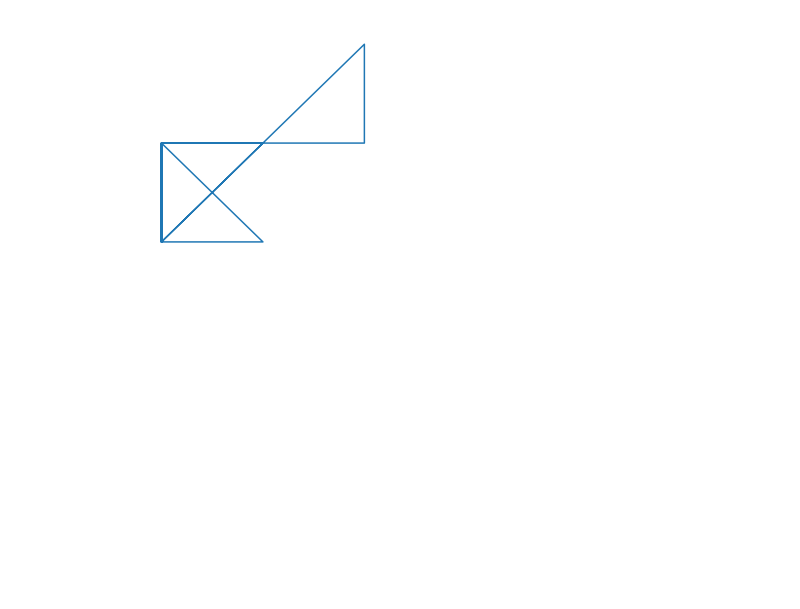
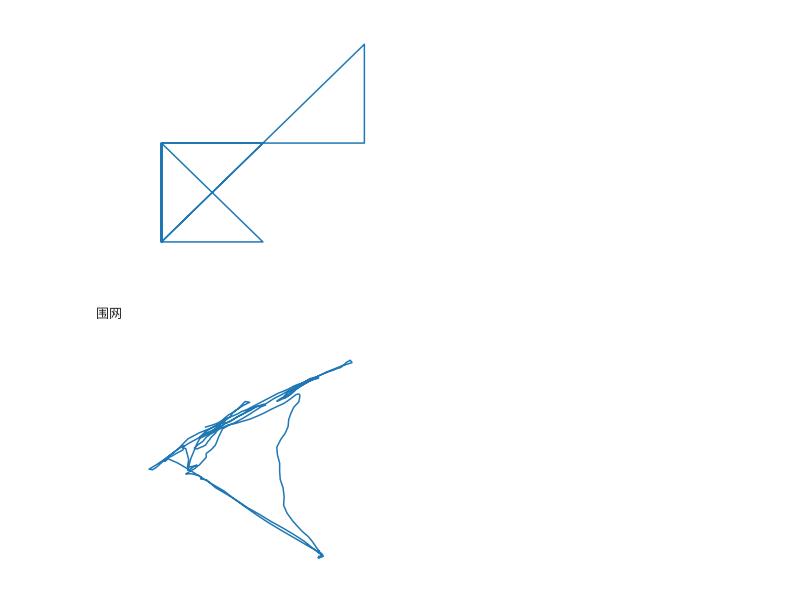
Before and after one commit to DCOLIVERSUN/Smart-ocean-construction, a Jupyter notebook: code/eda.ipynb, the cells around one changed output. Saved outputs shown, nothing was run; the diff lists cells and outputs as text; code cells hidden in the pictures; blank space fills up the shorter version.

```diff
--- a/code/eda.ipynb
+++ b/code/eda.ipynb
@@ -429,3 +430,12 @@ print(test['type'].iloc[0])
 # %% [output]
 刺网
 [figure]
+# %%
+test = df[df['ship'] == 20001]
+plt.figure(figsize=(4, 4))
+plt.plot(test['lat'].values, test['lon'].values)
+plt.axis('off')
+print(test['type'].iloc[0])
+# %% [output]
+围网
+[figure, added]
```
Also changed, not shown: parts of 2 cells of this notebook, 1 other file.
